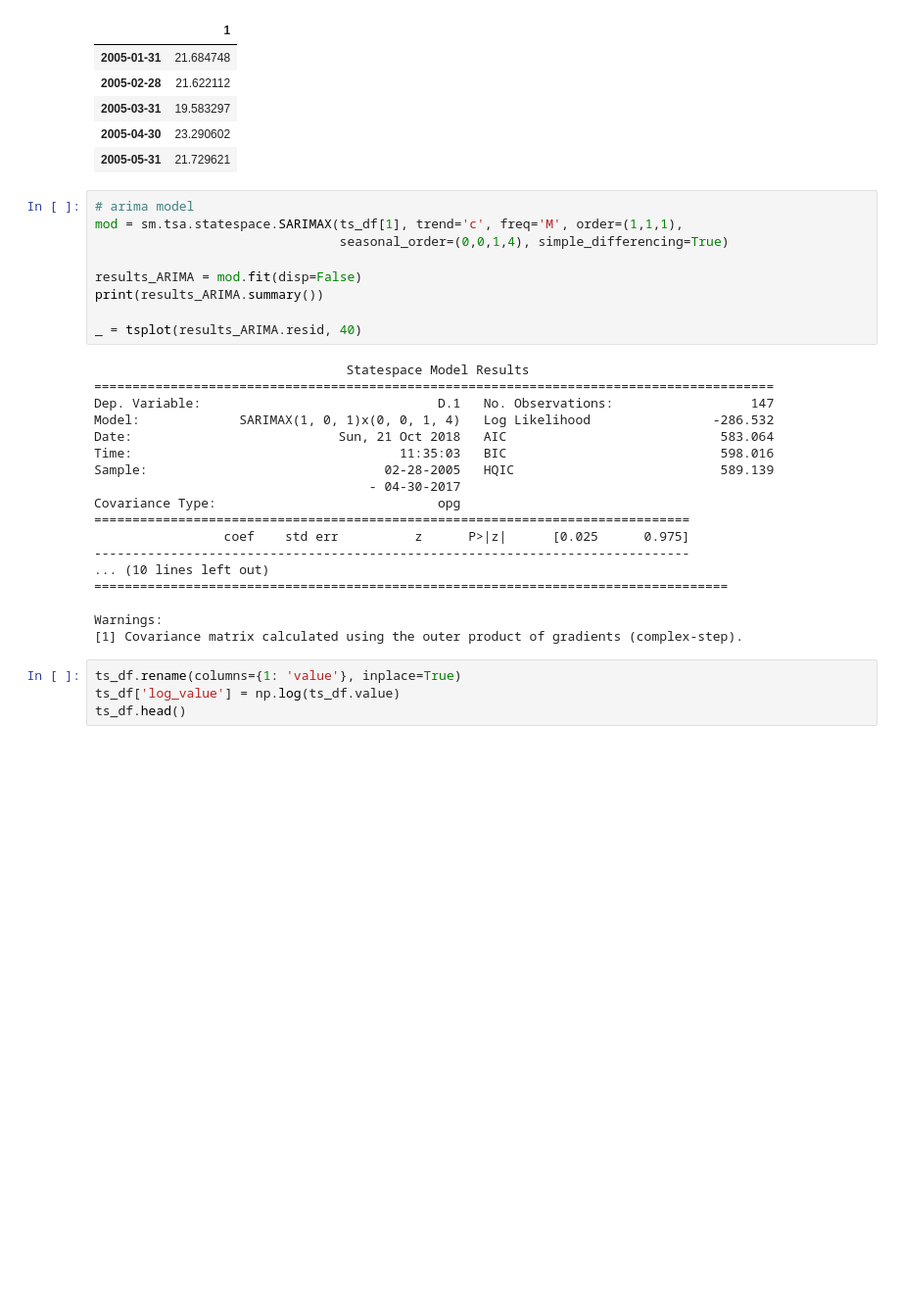
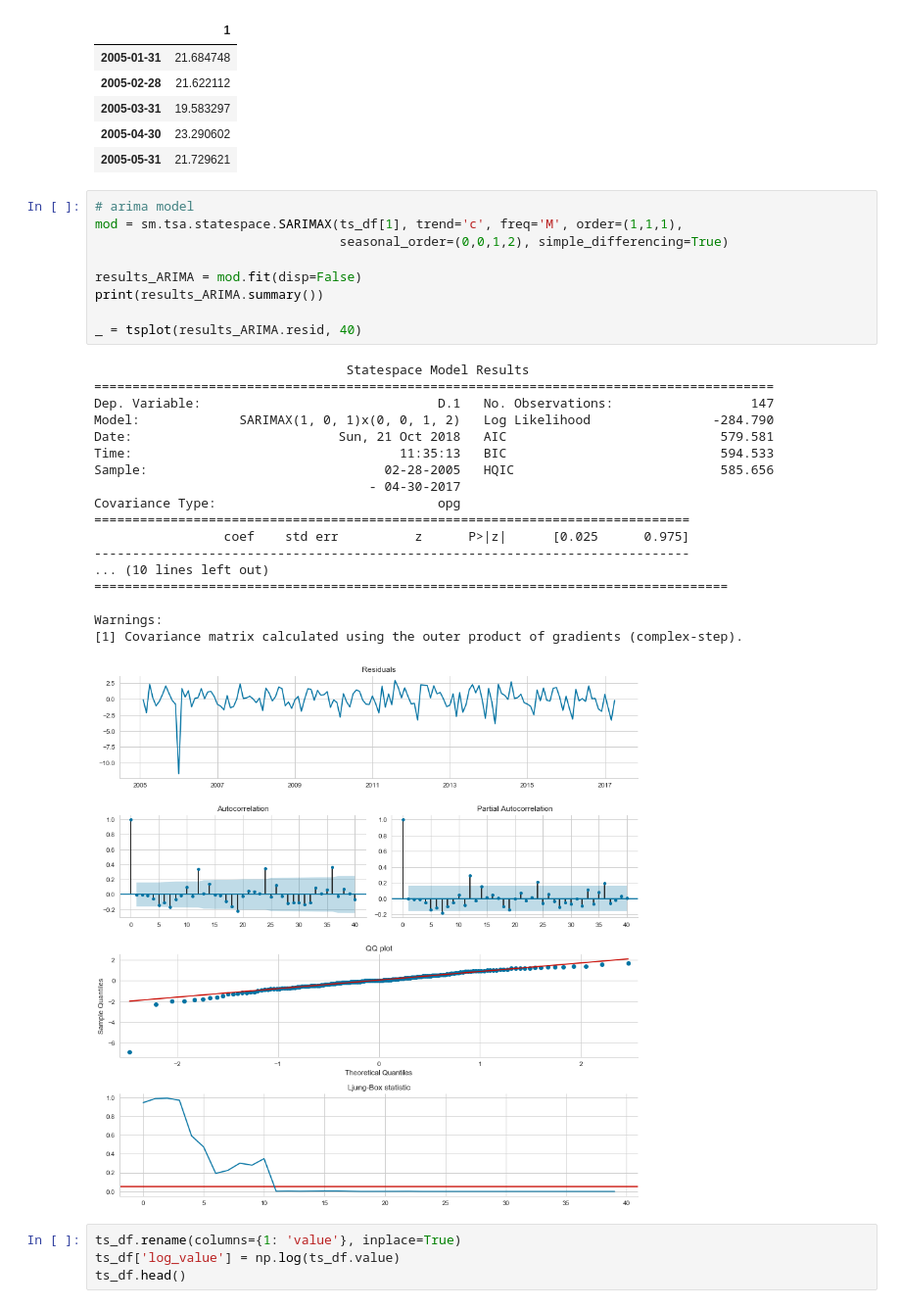
Before and after one commit to paulmattheww/Harvard-CS82-Advanced-ML, a Jupyter notebook: Assignments/HW3/HW3_2018_CSCIE82.ipynb, the cells around one changed output. Shown at 98% size. Drawn from its saved outputs; the diff is of its cells as text; blank space fills up the shorter version.

```diff
--- a/Assignments/HW3/HW3_2018_CSCIE82.ipynb
+++ b/Assignments/HW3/HW3_2018_CSCIE82.ipynb
@@ -434,30 +545,31 @@ ts_df.head()
 # %%
 # arima model
 mod = sm.tsa.statespace.SARIMAX(ts_df[1], trend='c', freq='M', order=(1,1,1),
-                                seasonal_order=(0,0,1,4), simple_differencing=True)
+                                seasonal_order=(0,0,1,2), simple_differencing=True)
 
 results_ARIMA = mod.fit(disp=False)
 print(results_ARIMA.summary())
 
 _ = tsplot(results_ARIMA.resid, 40)
 # %% [output]
                                  Statespace Model Results
 =========================================================================================
 Dep. Variable:                               D.1   No. Observations:                  147
-Model:             SARIMAX(1, 0, 1)x(0, 0, 1, 4)   Log Likelihood                -286.532
-Date:                           Sun, 21 Oct 2018   AIC                            583.064
-Time:                                   11:35:03   BIC                            598.016
-Sample:                               02-28-2005   HQIC                           589.139
+Model:             SARIMAX(1, 0, 1)x(0, 0, 1, 2)   Log Likelihood                -284.790
+Date:                           Sun, 21 Oct 2018   AIC                            579.581
+Time:                                   11:35:13   BIC                            594.533
+Sample:                               02-28-2005   HQIC                           585.656
                                     - 04-30-2017
 Covariance Type:                             opg
 ==============================================================================
                  coef    std err          z      P>|z|      [0.025      0.975]
 ------------------------------------------------------------------------------
 ... (10 lines left out)
 ===================================================================================
 
 Warnings:
 [1] Covariance matrix calculated using the outer product of gradients (complex-step).
+[figure, added]
 # %%
 ts_df.rename(columns={1: 'value'}, inplace=True)
 ts_df['log_value'] = np.log(ts_df.value)
```
Also changed, not shown: parts of 11 cells of this notebook, 1 other file.
